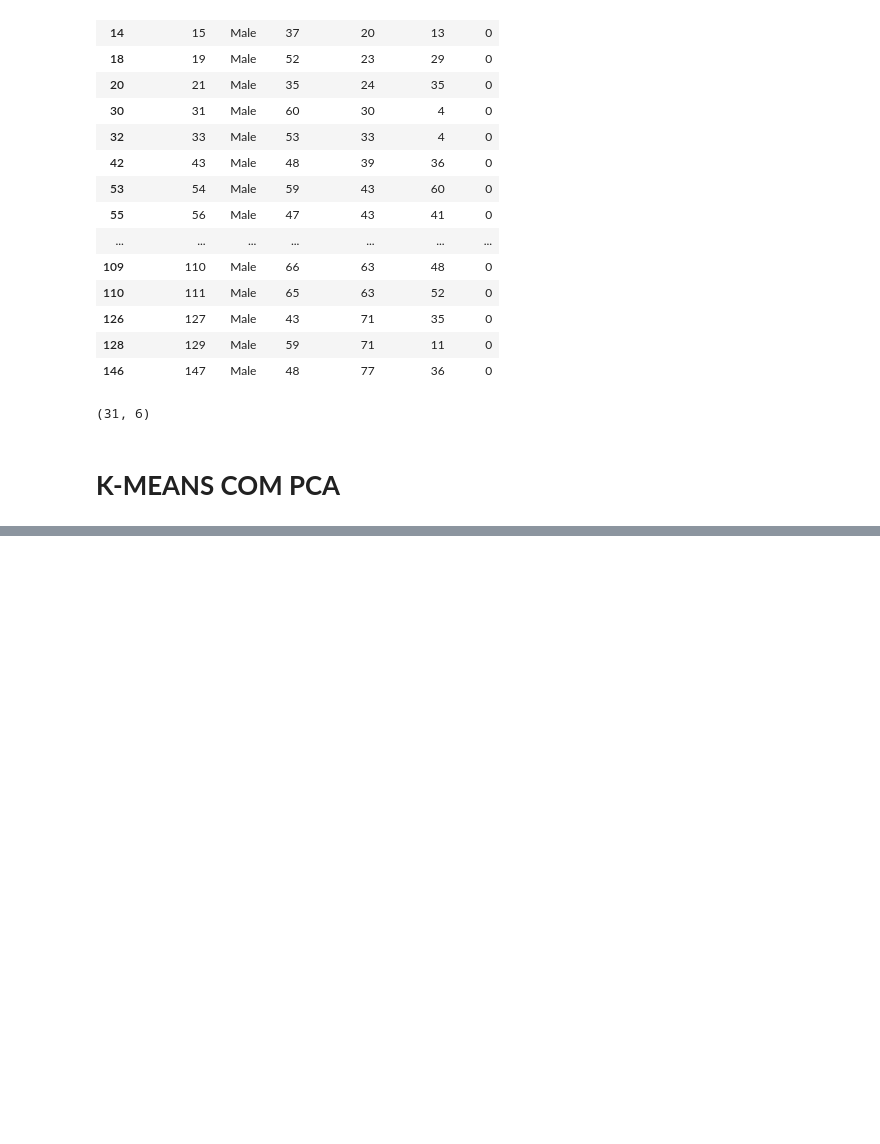
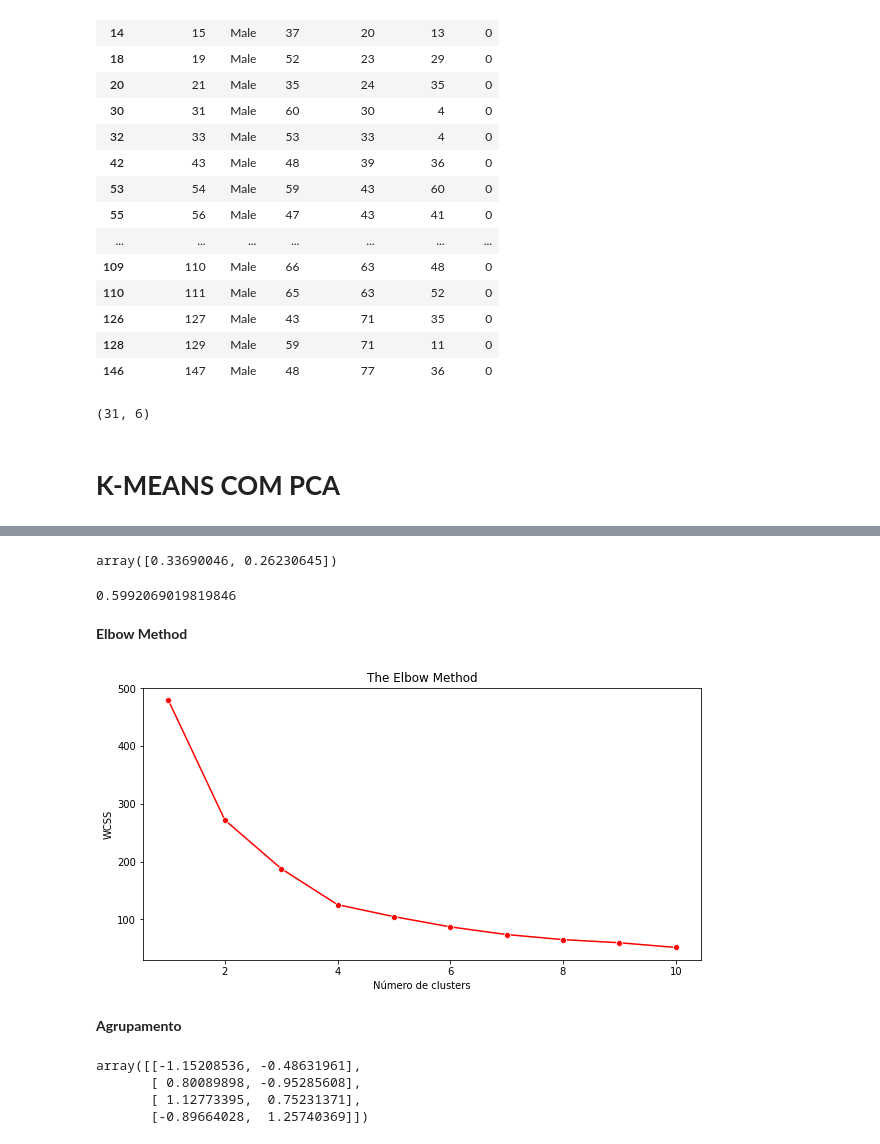
Before and after one commit to JessicaPortilio/Machine_Learning_Python, a Jupyter notebook: AprendizadoNaoSupervisionado_Agrupamento/AprendizadoNaoSupervisionado_Agrupamento.ipynb, the cells around one changed output, grey strips where cells are left out. Drawn from its saved outputs; the diff is of its cells as text; code cells hidden in the pictures; blank space fills up the shorter version.

Commit message:
Aprendizado Não Supervisionado: Agrupamento

```diff
--- a/AprendizadoNaoSupervisionado_Agrupamento/AprendizadoNaoSupervisionado_Agrupamento.ipynb
+++ b/AprendizadoNaoSupervisionado_Agrupamento/AprendizadoNaoSupervisionado_Agrupamento.ipynb
@@ -602,0 +631,4 @@ grupo0.shape
+# %%
+pca = PCA(n_components = 2)
+# %%
+df2_pca = pca.fit_transform(df2_esc)
@@ -602,0 +655,20 @@ grupo0.shape
+# %%
+# razão das variáveis explicativas
+pca.explained_variance_ratio_
+# %% [output]
+array([0.33690046, 0.26230645])
+# %%
+# Soma das variáveis explicativas
+pca.explained_variance_ratio_.sum()
+# %% [output]
+0.5992069019819846
+# %% [markdown]
+**Elbow Method**
+# %%
+from sklearn.cluster import KMeans
+wcss = []
+for i in range(1, 11):
+    kmeans = KMeans(n_clusters = i, init = 'k-means++', random_state = 5, max_iter = 300)
+    kmeans.fit(df2_pca)
+# Método inertia para gerar o wcss
+    wcss.append(kmeans.inertia_)
@@ -602,0 +678,10 @@ grupo0.shape
+# %%
+plt.figure(figsize=(10,5))
+sns.lineplot(range(1, 11), wcss,marker='o',color='red')
+plt.title('The Elbow Method')
+plt.xlabel('Número de clusters')
+plt.ylabel('WCSS');
+# %% [output]
+[figure, added]
+# %% [markdown]
+**Agrupamento**
@@ -602,0 +692,9 @@ grupo0.shape
+# %%
+# Coordenadas dos Centróides
+centroides = kmeans3.cluster_centers_
+centroides
+# %% [output]
+array([[-1.15208536, -0.48631961],
+       [ 0.80089898, -0.95285608],
+       [ 1.12773395,  0.75231371],
+       [-0.89664028,  1.25740369]])
```
Also changed, not shown: parts of 181 cells of this notebook, 1 other file.
